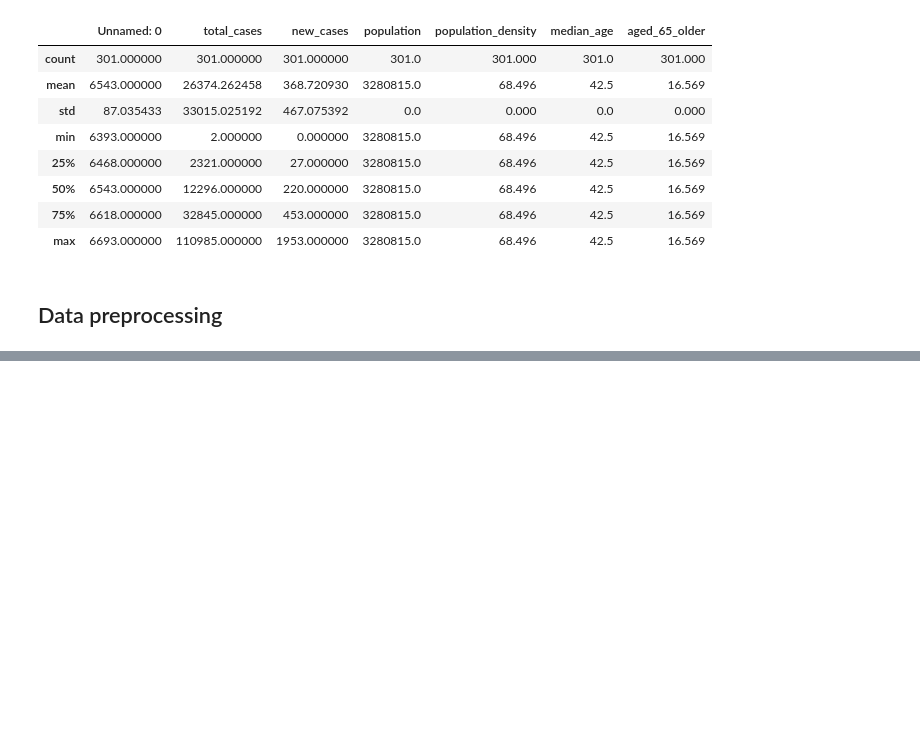
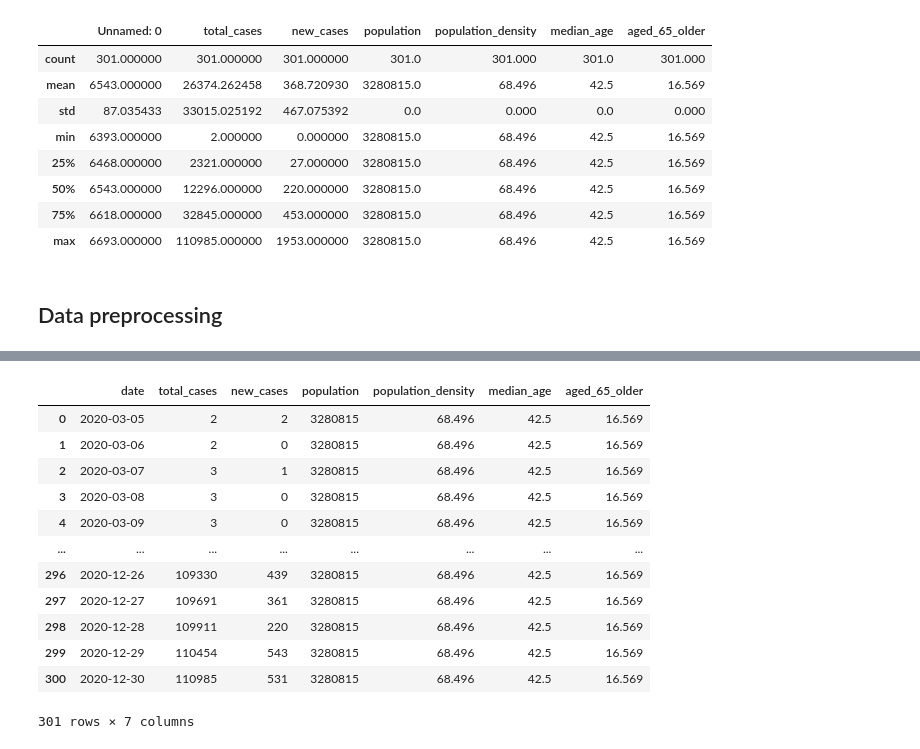
Before and after one commit to WorldWideWest/COVID-19, a Jupyter notebook: notebooks/COVID.ipynb, the cells around one changed output, grey strips where cells are left out. Cells and saved outputs as stored; diff of their text form; code cells hidden in the pictures; blank space fills up the shorter version.

```diff
--- a/notebooks/COVID.ipynb
+++ b/notebooks/COVID.ipynb
@@ -68,3 +69,6 @@ rawData.describe() # fast overview of statistical methods for each column
 | max | 6693.000000 | 110985.000000 | 1953.000000 | 3280815.0 | 68.496 | 42.5 | 16.569 |
 # %% [markdown]
 ## Data preprocessing
+# %%
+rawData.drop(columns = "Unnamed: 0", inplace = True)
+rawData.head()
@@ -70,0 +154,20 @@ rawData.describe() # fast overview of statistical methods for each column
+# %%
+rawData["date"]  = rawData["date"].astype("datetime64")
+# %%
+rawData["date"] = pd.to_datetime(rawData["date"], format = "%d-%m-%Y", errors = 'ignore')
+# %%
+rawData
+# %% [output]
+|  | date | total_cases | new_cases | population | population_density | median_age | aged_65_older |
+| 0 | 2020-03-05 | 2 | 2 | 3280815 | 68.496 | 42.5 | 16.569 |
+| 1 | 2020-03-06 | 2 | 0 | 3280815 | 68.496 | 42.5 | 16.569 |
+| 2 | 2020-03-07 | 3 | 1 | 3280815 | 68.496 | 42.5 | 16.569 |
+| 3 | 2020-03-08 | 3 | 0 | 3280815 | 68.496 | 42.5 | 16.569 |
+| 4 | 2020-03-09 | 3 | 0 | 3280815 | 68.496 | 42.5 | 16.569 |
+| ... | ... | ... | ... | ... | ... | ... | ... |
+| 296 | 2020-12-26 | 109330 | 439 | 3280815 | 68.496 | 42.5 | 16.569 |
+| 297 | 2020-12-27 | 109691 | 361 | 3280815 | 68.496 | 42.5 | 16.569 |
+| 298 | 2020-12-28 | 109911 | 220 | 3280815 | 68.496 | 42.5 | 16.569 |
+| 299 | 2020-12-29 | 110454 | 543 | 3280815 | 68.496 | 42.5 | 16.569 |
+| 300 | 2020-12-30 | 110985 | 531 | 3280815 | 68.496 | 42.5 | 16.569 |
+301 rows × 7 columns
```
Also changed, not shown: parts of 6 cells of this notebook, 1 other file.
